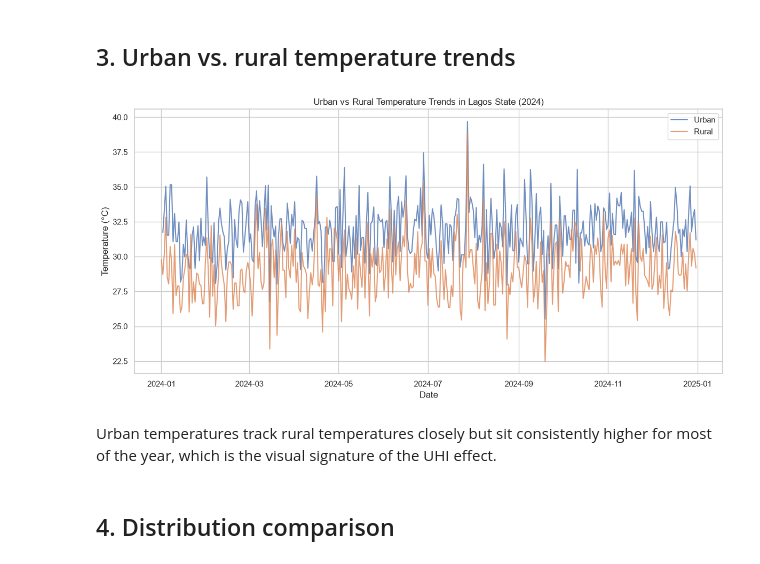
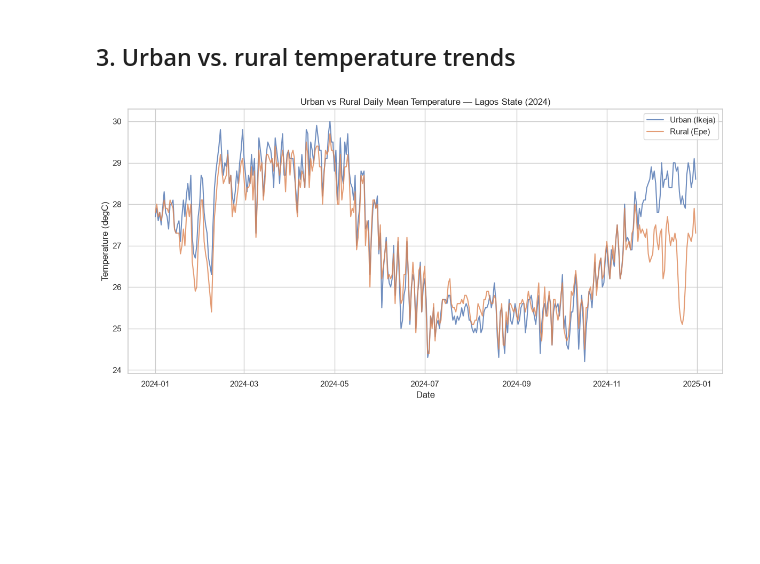
Before and after one commit to ChristechAnalytics/UHI_Analysis, a Jupyter notebook: notebooks/uhi_lagos_analysis.ipynb, the cells around one changed output. Saved outputs shown, nothing was run; the diff lists cells and outputs as text; code cells hidden in the pictures; blank space fills up the shorter version.

```diff
--- a/notebooks/uhi_lagos_analysis.ipynb
+++ b/notebooks/uhi_lagos_analysis.ipynb
@@ -24,6 +23,8 @@ import seaborn as sns
 
 sns.set_theme(style="whitegrid")
 
-data = pd.read_excel("../data/urban_heat_island_demo.xlsx")
+data = pd.read_csv("../data/lagos_uhi_2024.csv", parse_dates=["Date"])
+station = pd.read_csv("../data/lagos_airport_station_2024.csv", parse_dates=["Date"])
+
 data.head()
 # %% [output]
@@ -54,10 +54,0 @@ The check above shows one missing value each in `Urban_Temperature` and `Tempera
-# %%
-data["Date"] = pd.to_datetime(data["Date"])
-print("Missing values before cleaning:")
-print(data.isnull().sum())
-
-data["Urban_Temperature"] = data["Urban_Temperature"].interpolate()
-data["Temperature_Difference"] = data["Urban_Temperature"] - data["Rural_Temperature"]
-
-print("\nMissing values after cleaning:")
-print(data.isnull().sum())
@@ -79,18 +100,14 @@ dtype: int64
 ## 3. Urban vs. rural temperature trends
 # %%
 plt.figure(figsize=(12, 6))
-plt.plot(data["Date"], data["Urban_Temperature"], label="Urban", alpha=0.8)
-plt.plot(data["Date"], data["Rural_Temperature"], label="Rural", alpha=0.8)
-plt.title("Urban vs Rural Temperature Trends in Lagos State (2024)")
+plt.plot(data["Date"], data["Urban_Temperature"], label="Urban (Ikeja)", alpha=0.8)
+plt.plot(data["Date"], data["Rural_Temperature"], label="Rural (Epe)", alpha=0.8)
+plt.title("Urban vs Rural Daily Mean Temperature — Lagos State (2024)")
 plt.xlabel("Date")
-plt.ylabel("Temperature (°C)")
+plt.ylabel("Temperature (degC)")
 plt.legend()
 plt.tight_layout()
 plt.savefig("../images/urban_vs_rural_trend.png", dpi=150)
 plt.show()
 # %% [output]
-[figure, old version]
+[figure, new version]
-# %% [markdown]
-Urban temperatures track rural temperatures closely but sit consistently higher for most of the year, which is the visual signature of the UHI effect.
-# %% [markdown]
-## 4. Distribution comparison
```
Also changed, not shown: parts of 24 cells of this notebook, 14 other files.
